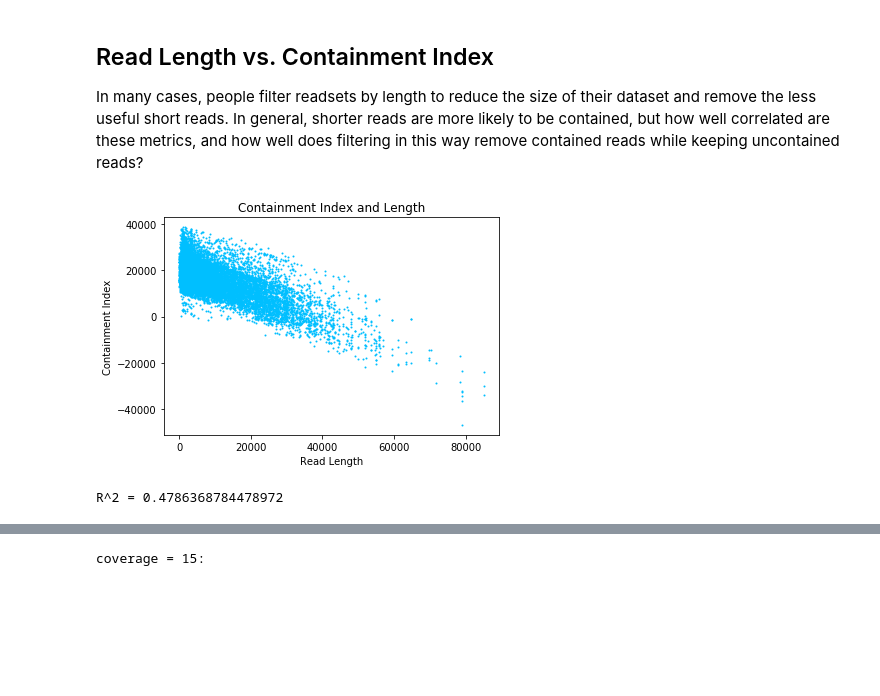
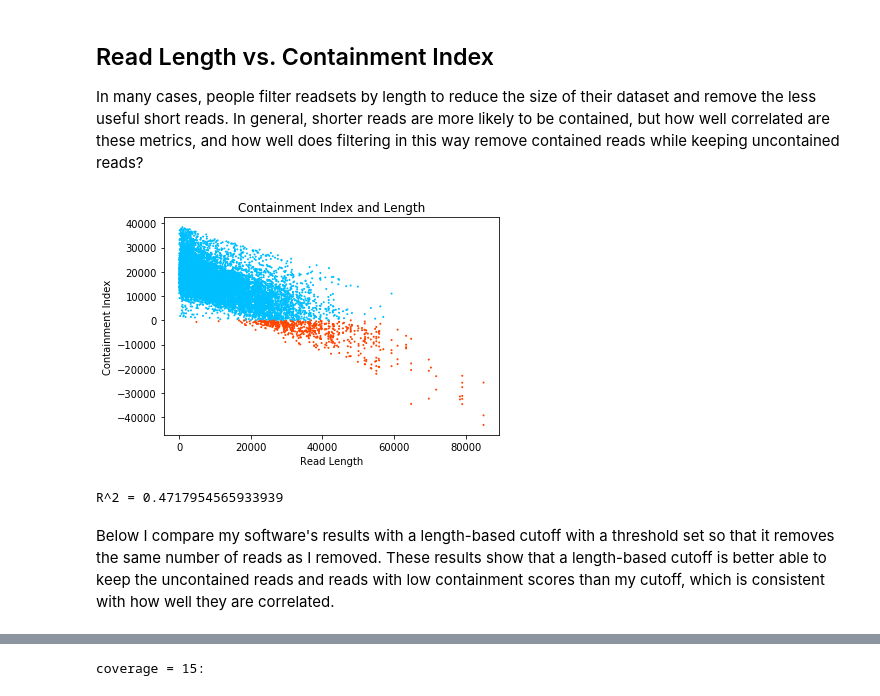
Before and after one commit to mkirsche/ContainedReadRemoval, a Jupyter notebook: sim/AnalyzeContainment.ipynb, the cells around one changed output, grey strips where cells are left out. Saved outputs shown, nothing was run; the diff lists cells and outputs as text; code cells hidden in the pictures; blank space fills up the shorter version.

Commit message:
Added coverage checking, repeat removal, and more detailed analysis of results

```diff
--- a/sim/AnalyzeContainment.ipynb
+++ b/sim/AnalyzeContainment.ipynb
@@ -296,20 +322,29 @@ In many cases, people filter readsets by length to reduce the size of their data
 # %%
 import numpy as np
 
-plt.scatter(lens, cis, s = 1, c = 'deepskyblue')
+curColors = []
+for i in range(0, len(lens)):
+    if cis[i] >= 0:
+        curColors.append('deepskyblue')
+    else:
+        curColors.append('orangered')
+
+plt.scatter(lens, cis, s = 1, c = curColors)
 plt.title('Containment Index and Length')
 plt.xlabel('Read Length')
 plt.ylabel('Containment Index')
 plt.show()
 plt.clf()
 plt.cla()
 plt.close()
 
 r = np.corrcoef(lens, cis)[0][1]
 print('R^2 = ' + str(r*r))
 # %% [output]
-[figure, old version]
+[figure, new version]
-R^2 = 0.4786368784478972
+R^2 = 0.4717954565933939
+# %% [markdown]
+Below I compare my software's results with a length-based cutoff with a threshold set so that it removes the same number of reads as I removed.  These results show that a length-based cutoff is better able to keep the uncontained reads and reads with low containment scores than my cutoff, which is consistent with how well they are correlated.
 # %%
 sortedLengths = sorted(lens)
 numberContained = len(noVals)
```
Also changed, not shown: parts of 24 cells of this notebook, 9 other files.
